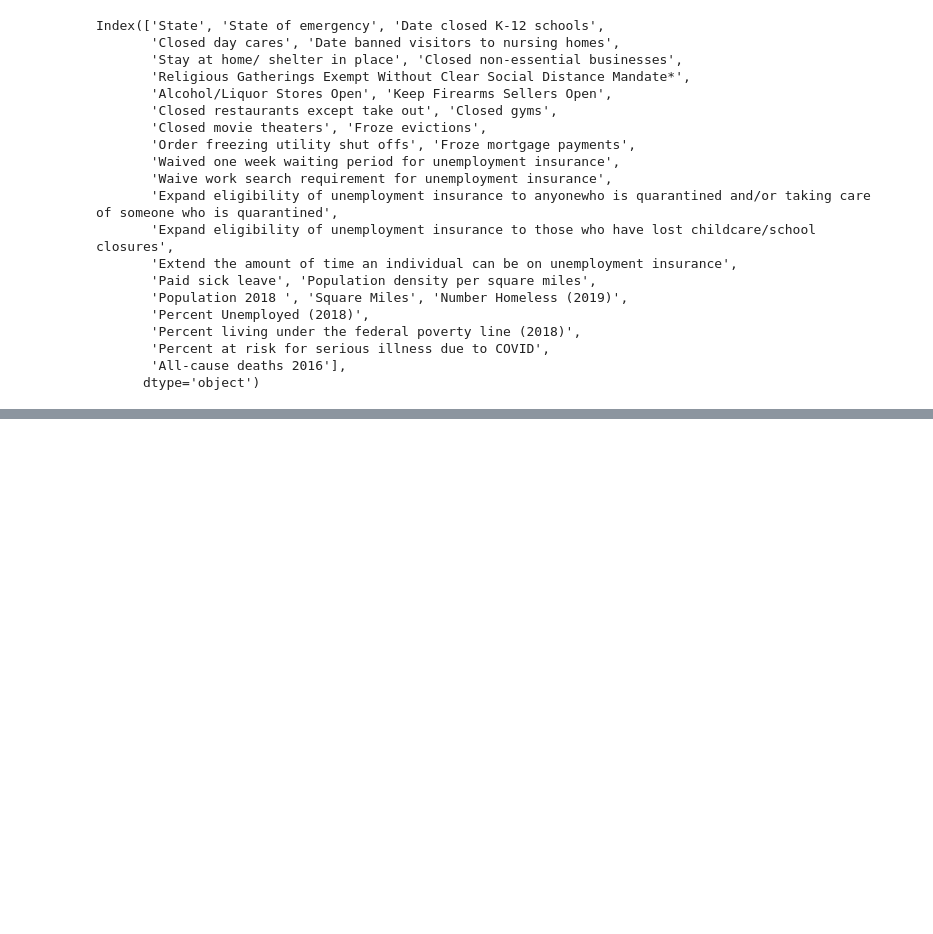
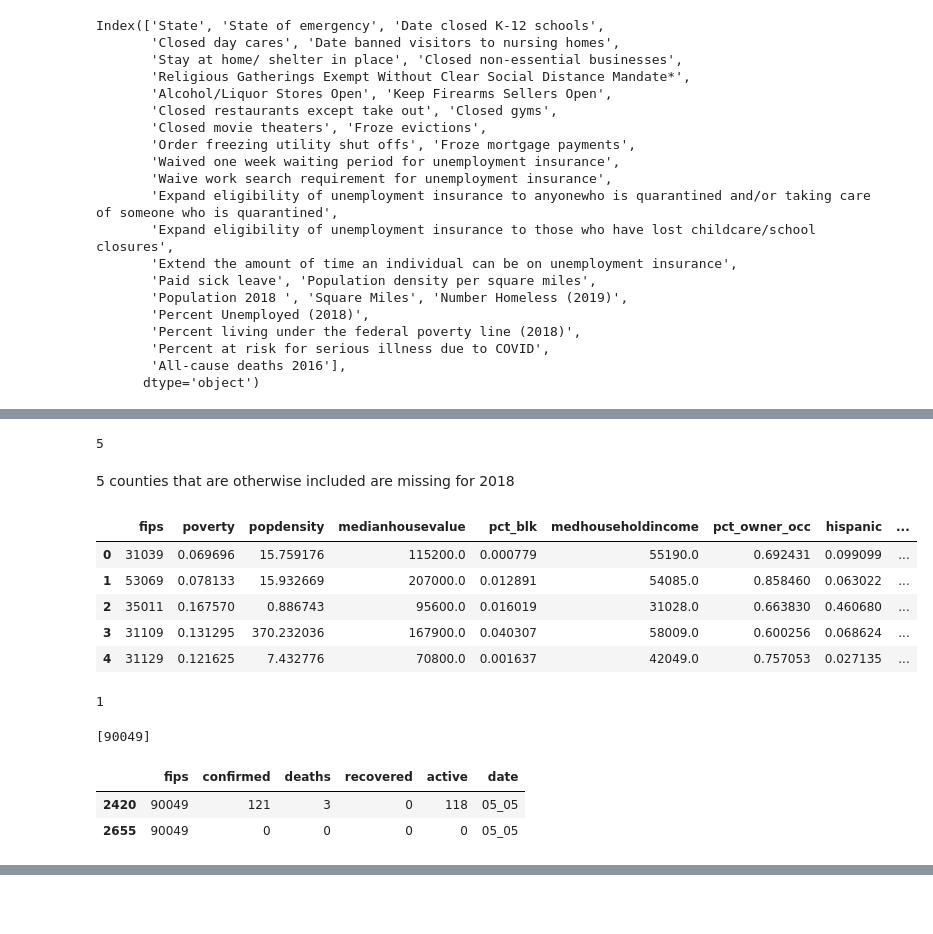
Before and after one commit to jluby/cs109_airpred, a Jupyter notebook: main.ipynb, the cells around one changed output, grey strips where cells are left out. Drawn from its saved outputs; the diff is of its cells as text; code cells hidden in the pictures; blank space fills up the shorter version.

```diff
--- a/main.ipynb
+++ b/main.ipynb
@@ -294,0 +319,41 @@ Index(['FIPS', 'State Abr.', 'County name', 'CBSA title', 'CBSA 2012 pop',
+# %%
+# check how many counties are not reported in 2018
+len(county_demo.fips.unique()) - len(county_demo.fips[np.where(county_demo.year == 2018)[0]].unique())
+# %% [output]
+5
+# %% [markdown]
+5 counties that are otherwise included are missing for 2018
+# %%
+county_demo_2018 = pd.DataFrame(county_demo.iloc[np.where(county_demo.year == 2018)[0]]).reset_index(drop=True).drop(['year'], axis = 1)
+county_demo_2018.head()
+# %% [output]
+|  | fips | poverty | popdensity | medianhousevalue | pct_blk | medhouseholdincome | pct_owner_occ | hispanic | ... |
+| 0 | 31039 | 0.069696 | 15.759176 | 115200.0 | 0.000779 | 55190.0 | 0.692431 | 0.099099 | ... |
+| 1 | 53069 | 0.078133 | 15.932669 | 207000.0 | 0.012891 | 54085.0 | 0.858460 | 0.063022 | ... |
+| 2 | 35011 | 0.167570 | 0.886743 | 95600.0 | 0.016019 | 31028.0 | 0.663830 | 0.460680 | ... |
+| 3 | 31109 | 0.131295 | 370.232036 | 167900.0 | 0.040307 | 58009.0 | 0.600256 | 0.068624 | ... |
+| 4 | 31129 | 0.121625 | 7.432776 | 70800.0 | 0.001637 | 42049.0 | 0.757053 | 0.027135 | ... |
+# %%
+# duplicate spotted
+len(all_county_covid_data[-1].fips) - len(all_county_covid_data[-1].fips.unique())
+# %% [output]
+1
+# %%
+# find duplicate
+seen = []
+duplicate = []
+
+for item in list(np.sort(all_county_covid_data[-1].fips)):
+    if item not in seen:
+        seen.append(item)
+    else:
+        duplicate.append(item)
+print(duplicate)
+# %% [output]
+[90049]
+# %%
+all_county_covid_data[-1].iloc[list(np.where(all_county_covid_data[-1].fips == duplicate[0])[0])]
+# %% [output]
+|  | fips | confirmed | deaths | recovered | active | date |
+| 2420 | 90049 | 121 | 3 | 0 | 118 | 05_05 |
+| 2655 | 90049 | 0 | 0 | 0 | 0 | 05_05 |
```
Also changed, not shown: parts of 18 cells of this notebook.
